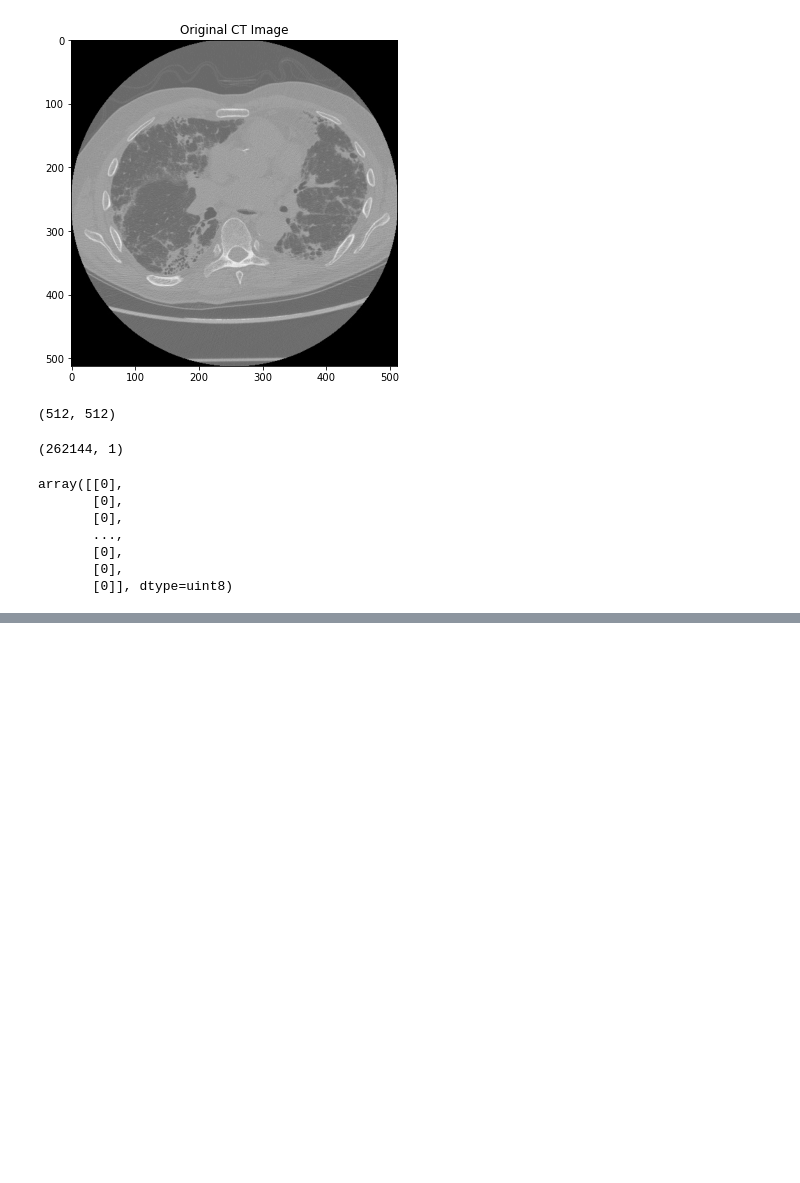
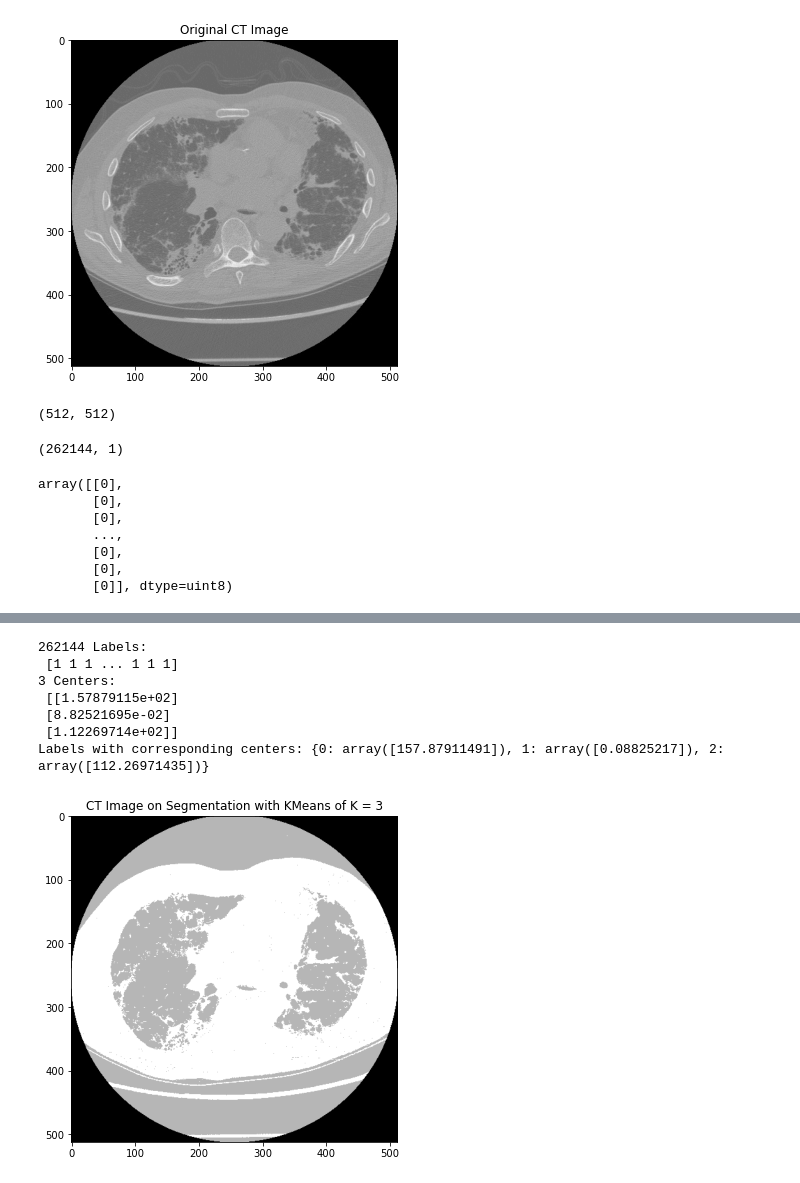
Before and after one commit to anushkahebbar/cardiac-segmentation, a Jupyter notebook: KMeans & Morphology Methods.ipynb, the cells around one changed output, grey strips where cells are left out. Drawn from its saved outputs; the diff is of its cells as text; code cells hidden in the pictures; blank space fills up the shorter version.

Commit message:
Segmented with kmeans 3, 4, 5

```diff
--- a/KMeans & Morphology Methods.ipynb
+++ b/KMeans & Morphology Methods.ipynb
@@ -75,13 +75,19 @@ def applyKMeans(img, n_clust):
     # Center values correspond to intensity values
     print(len(centers), 'Centers: \n', centers)
 
+    # Print centers of labels
     centers_map = dict(zip(np.arange(n_clust), centers))
+    print('Labels with corresponding centers:', centers_map)
 
-    print(centers_map)
-    #segmented = np.array([ctrs_map[center] for center in centers]).reshape(img.shape[0], img.shape[1]) * 255.0
-    #segmented = segmented.astype(int)
+    segmented = np.array([centers_map[label] for label in labels]).reshape(img.shape[0], img.shape[1])
 
-    #plt.imshow(segmented)
+    segmented = segmented.astype(int)
+
+    # Plot the segmented image
+    plt.figure(figsize = (12, 6))
+
+    plt.title('CT Image on Segmentation with KMeans of K = ' + str(n_clust))
+    plt.imshow(segmented, cmap='gray')
 # %%
 applyKMeans(im, 2)
 # %% [output]
@@ -93,0 +101,11 @@ applyKMeans(im, 2)
+# %%
+applyKMeans(im, 3)
+# %% [output]
+262144 Labels:
+ [1 1 1 ... 1 1 1]
+3 Centers:
+ [[1.57879115e+02]
+ [8.82521695e-02]
+ [1.12269714e+02]]
+Labels with corresponding centers: {0: array([157.87911491]), 1: array([0.08825217]), 2: array([112.26971435])}
+[figure, added]
```
Also changed, not shown: parts of 1 cell of this notebook.
